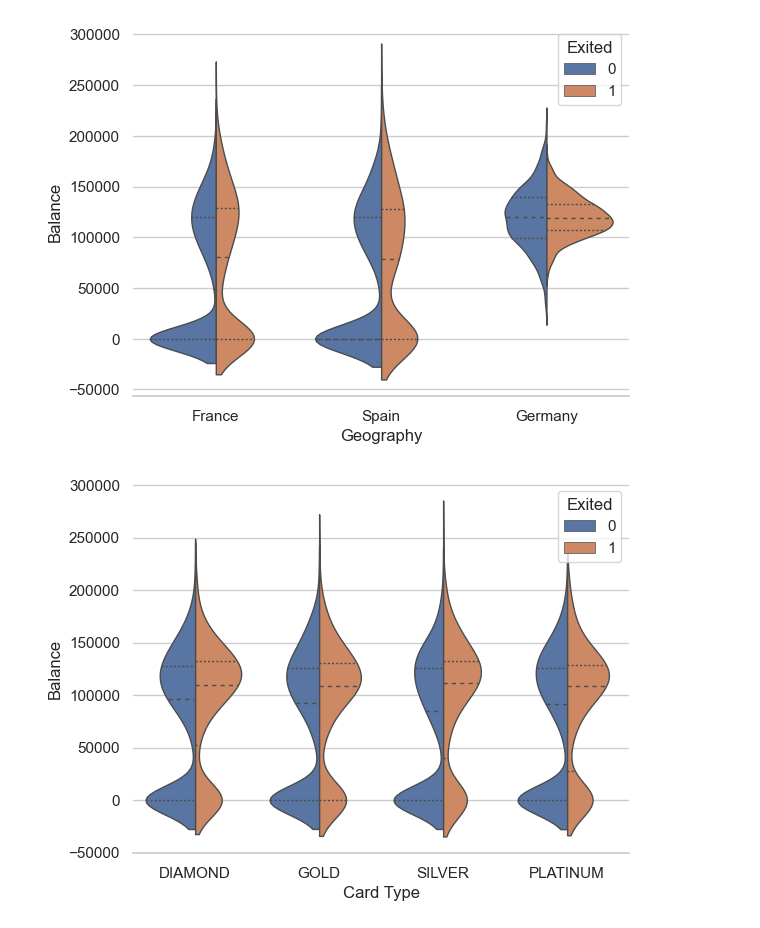
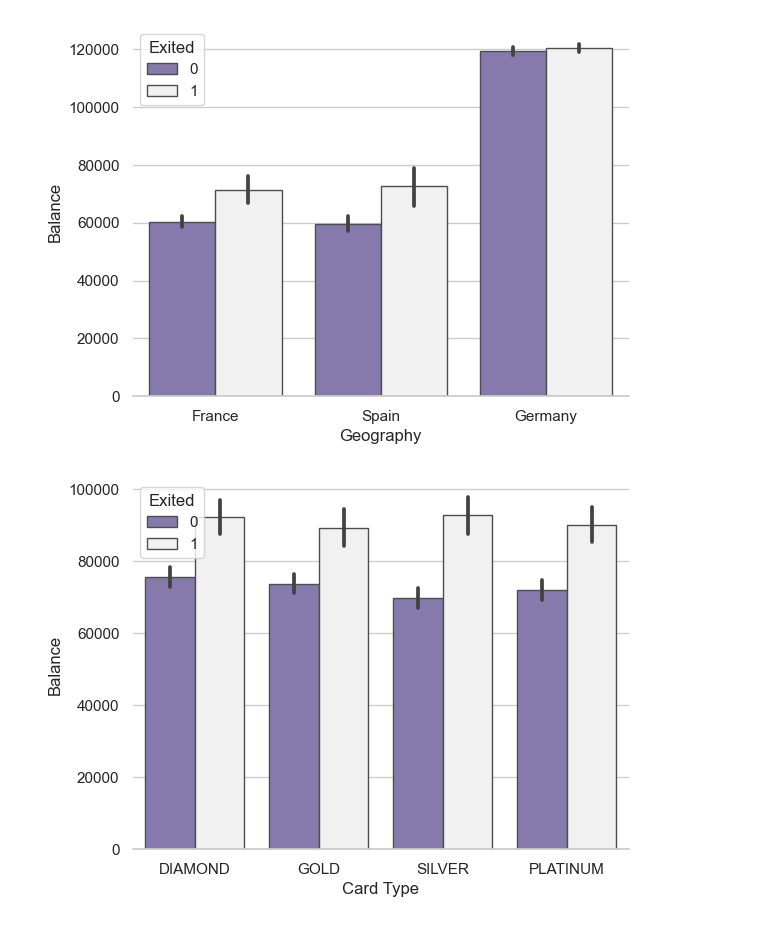
Before and after one commit to tapiwachinyerere/Bank-Customer-Churn, a Jupyter notebook: bank customer churn.ipynb, the cells around one changed output. Saved outputs shown, nothing was run; the diff lists cells and outputs as text; code cells hidden in the pictures.

Commit message:
final model upload

```diff
--- a/bank customer churn.ipynb
+++ b/bank customer churn.ipynb
@@ -5,0 +1,19 @@ import seaborn as sns
+# %%
+import warnings
+
+import pandas as pd
+import numpy as np
+import matplotlib.pyplot as plt
+import seaborn as sns
+sns.set_theme(style="darkgrid")
+import graphviz
+from category_encoders import OneHotEncoder, OrdinalEncoder
+from sklearn.compose import ColumnTransformer
+from sklearn.preprocessing import StandardScaler
+from sklearn.linear_model import LogisticRegression
+from imblearn.over_sampling import RandomOverSampler
+from sklearn.metrics import confusion_matrix, classification_report, ConfusionMatrixDisplay
+from sklearn.metrics import accuracy_score, precision_score, recall_score, f1_score, roc_curve, auc, average_precision_score, precision_recall_curve
+from sklearn.model_selection import train_test_split
+from sklearn.pipeline import Pipeline, make_pipeline
+from sklearn.tree import DecisionTreeClassifier, plot_tree
@@ -6,3 +22,8 @@ import seaborn as sns
 # %%
-churn_data = pd.read_csv('C:\\Users\\chiny\\OneDrive\\Documents\\Development\\Analytics\\Bank Customer Churn\\Customer-Churn-Records.csv')
+churn_data = (pd.read_csv(
+    'C:\\Users\\chiny\\OneDrive\\Documents\\Development\\Analytics\\Bank Customer Churn\\Customer-Churn-Records.csv'
+    )
+    .drop(columns=['RowNumber', 'Surname'])
+    .set_index('CustomerId')
+)
 # %%
@@ -24,14 +62,14 @@ churn_data
 # %%
 sns.set_theme(style="whitegrid")
 
 i = ['Geography', 'Card Type', 'Gender']
 
 for var in i:
     fig, ax = plt.subplots()
-    sns.violinplot(ax=ax, data=churn_data, x=var, y="Balance", hue="Exited",
-                   split=True, inner="quart", linewidth=1)
+    sns.barplot(ax=ax, data=churn_data, x=var, y="Balance", hue="Exited", linewidth=1,palette="light:m_r",
+    edgecolor=".3")
     sns.despine(left=True)
     plt.show()
 # %% [output]
-[figure, old version]
+[figure, new version]
-[figure, old version]
+[figure, new version]
```
Also changed, not shown: parts of 36 cells of this notebook, 1 other file.
